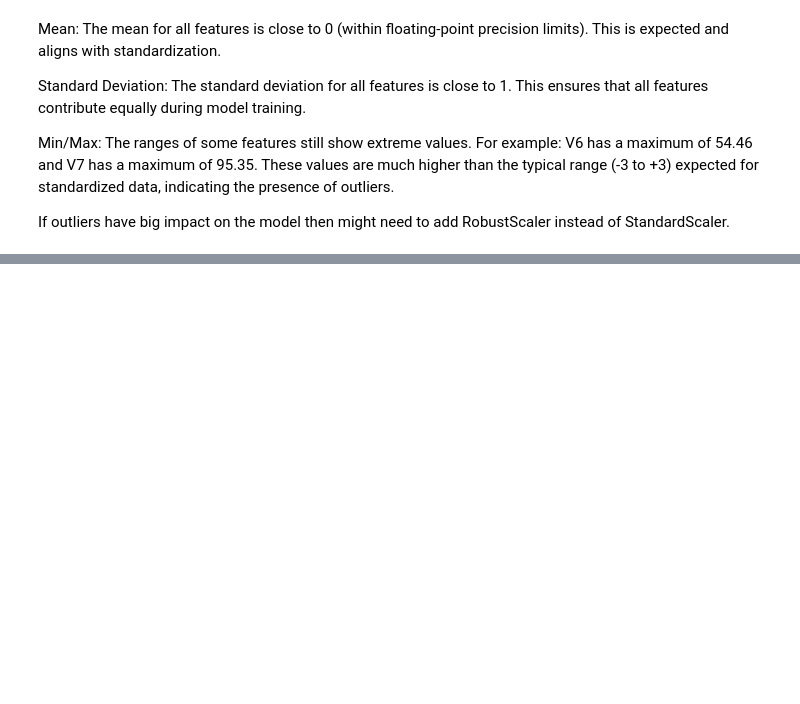
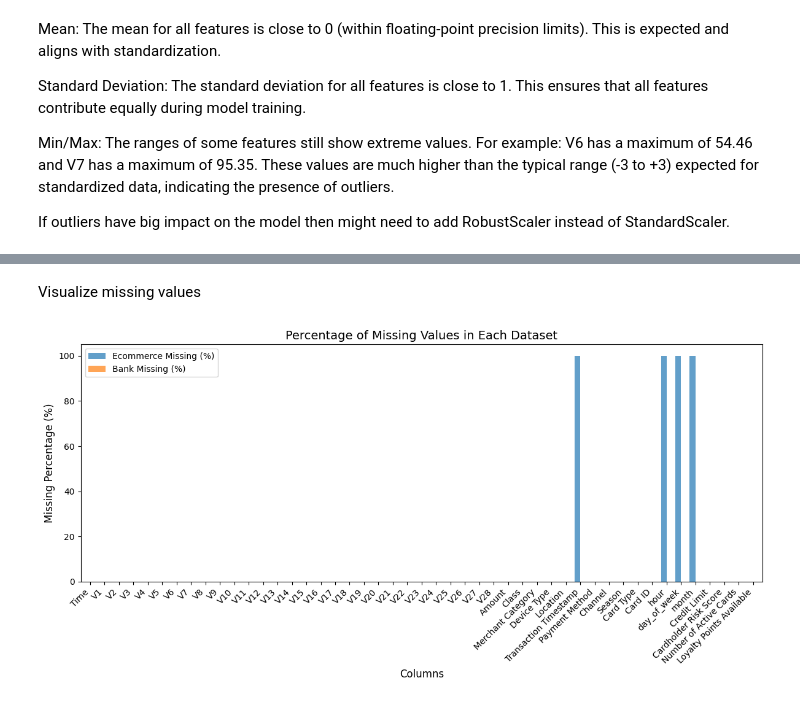
Before and after one commit to khp53/Credit-Card-Fraud-Detection-SecureBoost, a Jupyter notebook: Credit_card_fraud_detection.ipynb, the cells around one changed output, grey strips where cells are left out. Saved outputs shown, nothing was run; the diff lists cells and outputs as text; code cells hidden in the pictures; blank space fills up the shorter version.

```diff
--- a/Credit_card_fraud_detection.ipynb
+++ b/Credit_card_fraud_detection.ipynb
@@ -232,6 +213,7 @@ array(['Time', 'V1', 'V2', 'V3', 'V4', 'V5', 'V6', 'V7', 'V8', 'V9',
 # %%
-ecommerce_data.drop(columns=['Credit Limit', 'Cardholder Risk Score',
-       'Number of Active Cards', 'Loyalty Points Available'], axis=1, inplace=True)
+synthetic_data_from_file = pd.read_csv("synthetic_creditcard_hashed.csv")
+ecommerce_data = synthetic_data_from_file.drop(columns=['Credit Limit', 'Cardholder Risk Score',
+       'Number of Active Cards', 'Loyalty Points Available'], axis=1)
 # %%
 ecommerce_data.columns.values
 # %% [output]
@@ -363,9 +348,4 @@ V6 has a maximum of 54.46 and V7 has a maximum of 95.35.
 These values are much higher than the typical range (-3 to +3) expected for standardized data, indicating the presence of outliers.
 
 If outliers have big impact on the model then might need to add RobustScaler instead of StandardScaler.
-# %%
-# Standardize Time and Amount
-scaler = StandardScaler()
-bank_data[['Time', 'Amount']] = scaler.fit_transform(bank_data[['Time', 'Amount']])
-ecommerce_data[['Time', 'Amount']] = scaler.transform(ecommerce_data[['Time', 'Amount']])
 # %% [markdown]
@@ -378,0 +447,23 @@ Card Type --> is a String object and does not need to be scaled.
+# %% [markdown]
+Visualize missing values
+# %%
+import pandas as pd
+import matplotlib.pyplot as plt
+
+# Calculate the percentage of missing values for each column
+missing_percentage = pd.concat([
+    ecommerce_data.isnull().mean(),
+    bank_data.isnull().mean()
+], axis=1, keys=["Ecommerce Missing (%)", "Bank Missing (%)"]) * 100
+
+# Plot missing percentage
+missing_percentage.plot(kind="bar", figsize=(12, 6), width=0.8, alpha=0.7)
+plt.title("Percentage of Missing Values in Each Dataset", fontsize=14)
+plt.ylabel("Missing Percentage (%)", fontsize=12)
+plt.xlabel("Columns", fontsize=12)
+plt.xticks(rotation=45, ha="right", fontsize=10)
+plt.legend()
+plt.tight_layout()
+plt.show()
+# %% [output]
+[figure, added]
```
Also changed, not shown: parts of 39 cells of this notebook.
